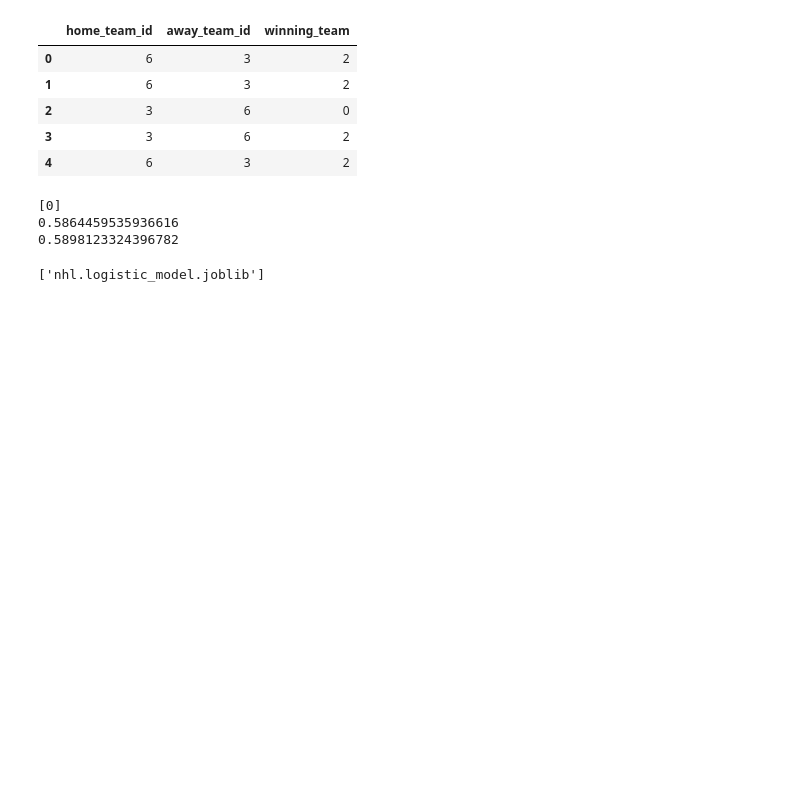
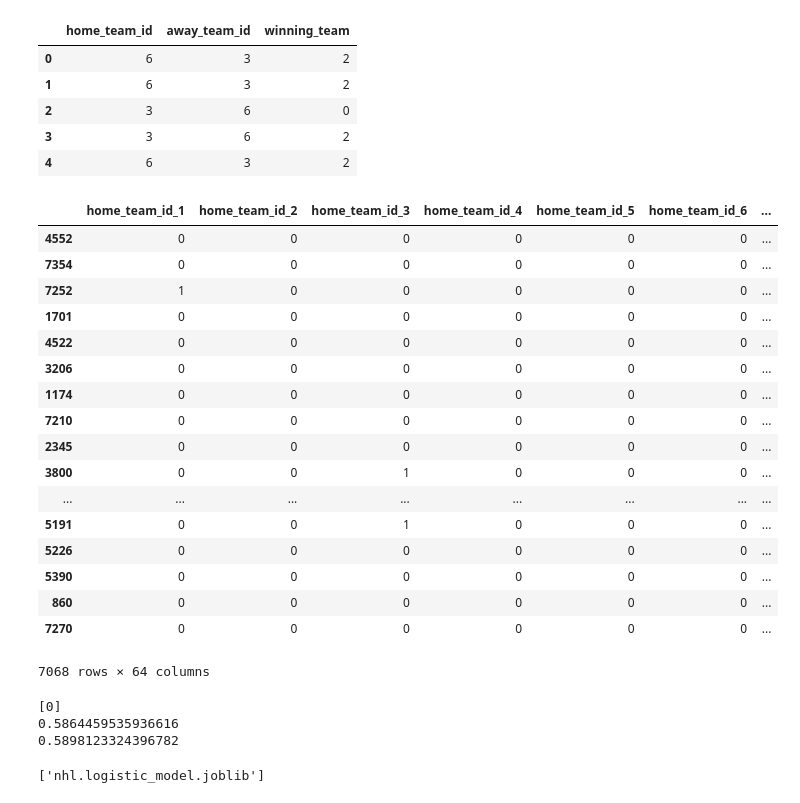
Before and after one commit to madhurgor/CmpE256, a Jupyter notebook: Model/256 Project version 2.ipynb, the cells around one changed output. Saved outputs shown, nothing was run; the diff lists cells and outputs as text; code cells hidden in the pictures; blank space fills up the shorter version.

```diff
--- a/Model/256 Project version 2.ipynb
+++ b/Model/256 Project version 2.ipynb
@@ -64,16 +64,35 @@ results.head()
 # %%
 final = pd.get_dummies(results, prefix=['home_team_id','away_team_id'], columns=['home_team_id','away_team_id'])
 X = final.drop(['winning_team'],axis=1)
 y = final["winning_team"]
 y = y.astype('int')
 
 X_train, X_test, y_train, y_test = train_test_split(X, y, test_size=0.05, random_state=42)
 
 X_train
-# see how X_train looks like
-with open('output','w') as f:
-    for row in X_train.iterrows():
-        f.write(str(row))
+# # see how X_train looks like
+# with open('output','w') as f:
+#     for row in X_train.iterrows():
+#         f.write(str(row))
+# %% [output]
+|  | home_team_id_1 | home_team_id_2 | home_team_id_3 | home_team_id_4 | home_team_id_5 | home_team_id_6 | ... |
+| 4552 | 0 | 0 | 0 | 0 | 0 | 0 | ... |
+| 7354 | 0 | 0 | 0 | 0 | 0 | 0 | ... |
+| 7252 | 1 | 0 | 0 | 0 | 0 | 0 | ... |
+| 1701 | 0 | 0 | 0 | 0 | 0 | 0 | ... |
+| 4522 | 0 | 0 | 0 | 0 | 0 | 0 | ... |
+| 3206 | 0 | 0 | 0 | 0 | 0 | 0 | ... |
+| 1174 | 0 | 0 | 0 | 0 | 0 | 0 | ... |
+| 7210 | 0 | 0 | 0 | 0 | 0 | 0 | ... |
+| 2345 | 0 | 0 | 0 | 0 | 0 | 0 | ... |
+| 3800 | 0 | 0 | 1 | 0 | 0 | 0 | ... |
+| ... | ... | ... | ... | ... | ... | ... | ... |
+| 5191 | 0 | 0 | 1 | 0 | 0 | 0 | ... |
+| 5226 | 0 | 0 | 0 | 0 | 0 | 0 | ... |
+| 5390 | 0 | 0 | 0 | 0 | 0 | 0 | ... |
+| 860 | 0 | 0 | 0 | 0 | 0 | 0 | ... |
+| 7270 | 0 | 0 | 0 | 0 | 0 | 0 | ... |
+7068 rows × 64 columns
 # %%
 logreg = LogisticRegression()
 logreg.fit(X_train, y_train)
```
Also changed, not shown: 1 other file.
